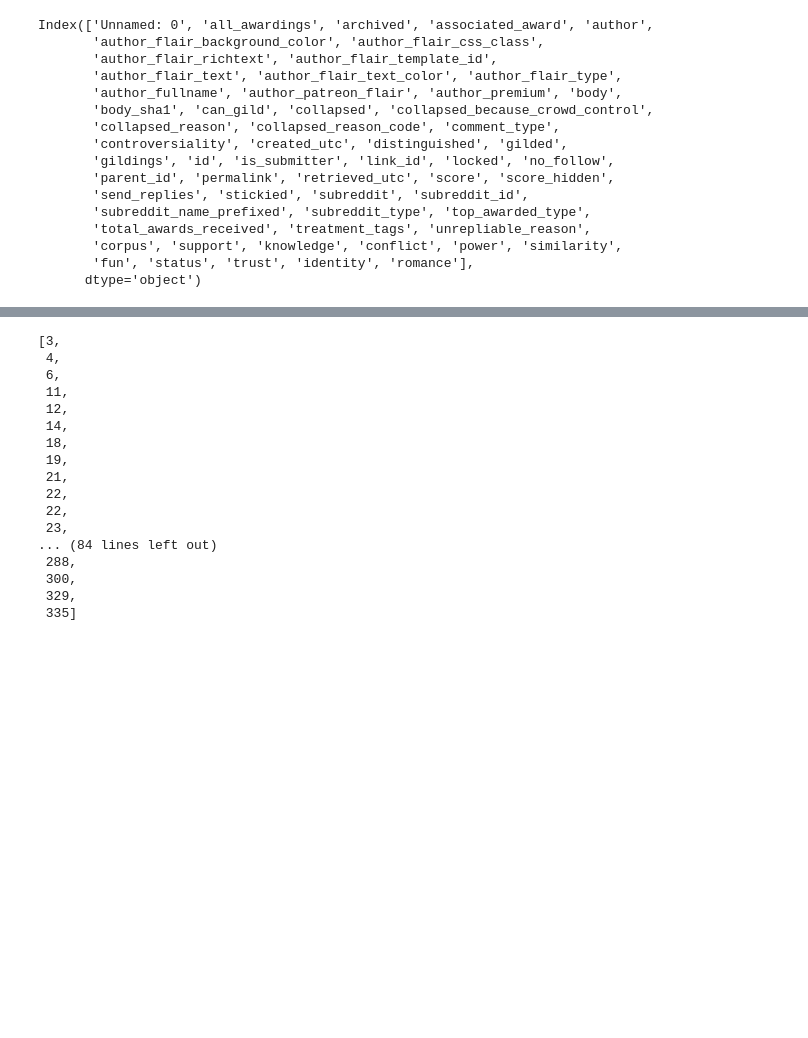
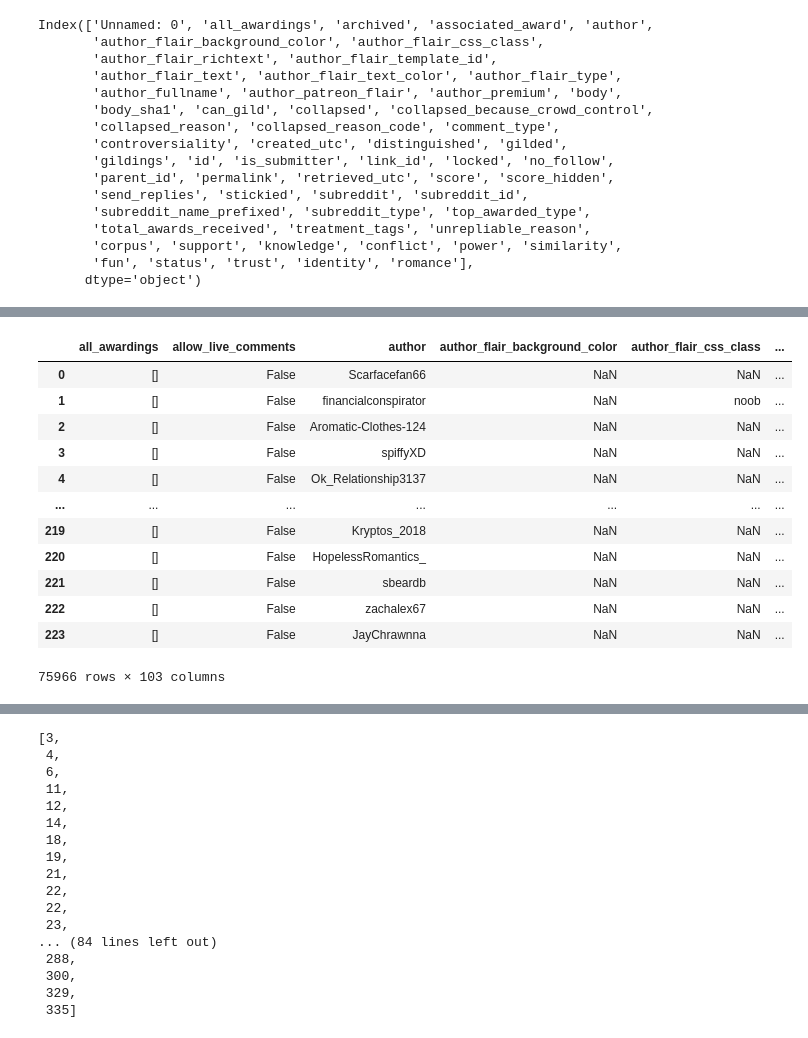
Before and after one commit to DueViktor/WildDataExam, a Jupyter notebook: EDA.ipynb, the cells around one changed output, grey strips where cells are left out. Drawn from its saved outputs; the diff is of its cells as text; code cells hidden in the pictures; blank space fills up the shorter version.

```diff
--- a/EDA.ipynb
+++ b/EDA.ipynb
@@ -139,2 +149,3 @@ merged_posts.sort_values('text_length',ascending=False)
 # %%
+merged_posts.drop('Unnamed: 0',axis=1,inplace=True)
 merged_posts.loc[merged_posts['text_length']>15].head(100).to_csv('post_sample.tsv',sep='\t',index=None)
@@ -155 +152,17 @@ merged_posts.loc[merged_posts['text_length']>15].head(100).to_csv('post_sample.t
+# %%
+merged_posts
+# %% [output]
+|  | all_awardings | allow_live_comments | author | author_flair_background_color | author_flair_css_class | ... |
+| 0 | [] | False | Scarfacefan66 | NaN | NaN | ... |
+| 1 | [] | False | financialconspirator | NaN | noob | ... |
+| 2 | [] | False | Aromatic-Clothes-124 | NaN | NaN | ... |
+| 3 | [] | False | spiffyXD | NaN | NaN | ... |
+| 4 | [] | False | Ok_Relationship3137 | NaN | NaN | ... |
+| ... | ... | ... | ... | ... | ... | ... |
+| 219 | [] | False | Kryptos_2018 | NaN | NaN | ... |
+| 220 | [] | False | HopelessRomantics_ | NaN | NaN | ... |
+| 221 | [] | False | sbeardb | NaN | NaN | ... |
+| 222 | [] | False | zachalex67 | NaN | NaN | ... |
+| 223 | [] | False | JayChrawnna | NaN | NaN | ... |
+75966 rows × 103 columns
 # %%
```
Also changed, not shown: parts of 7 cells of this notebook, 1 other file.
